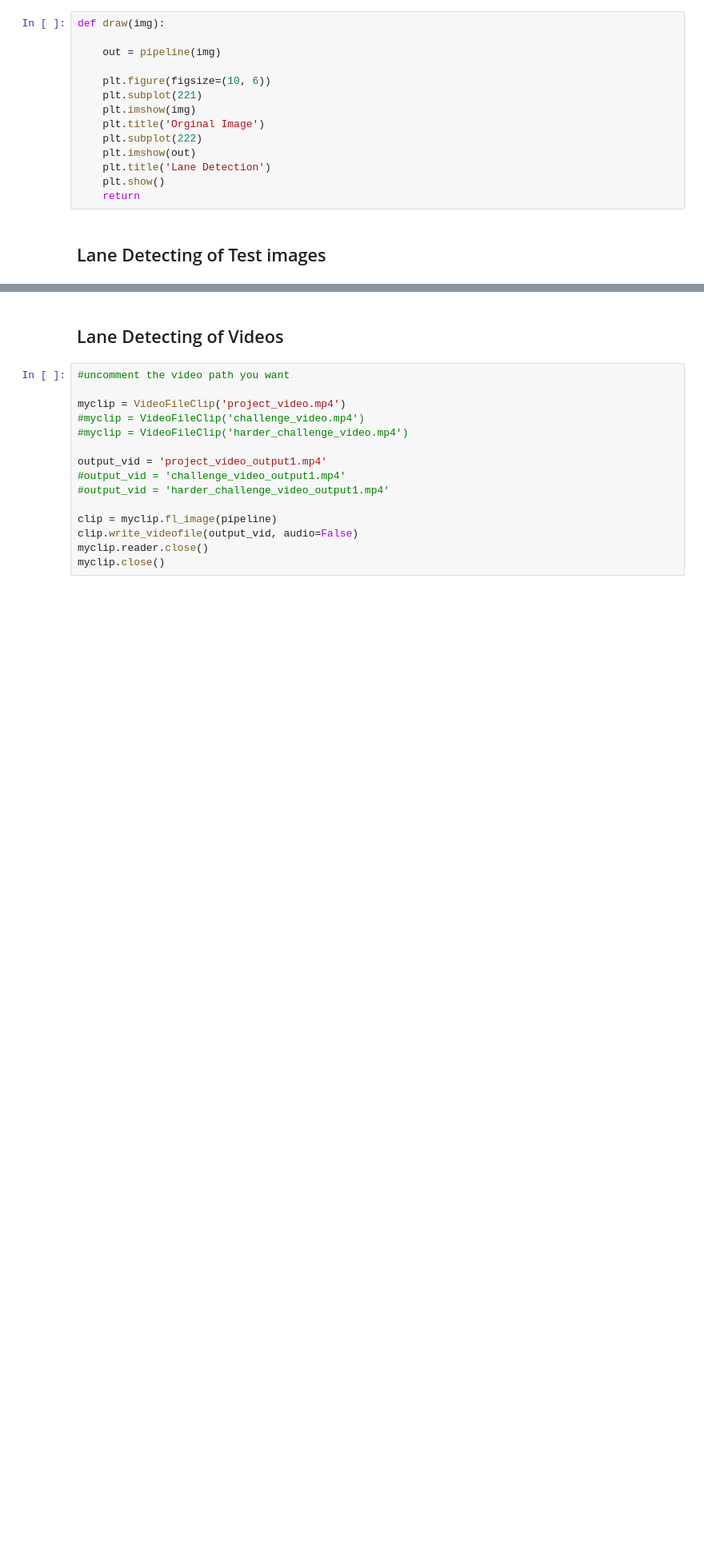
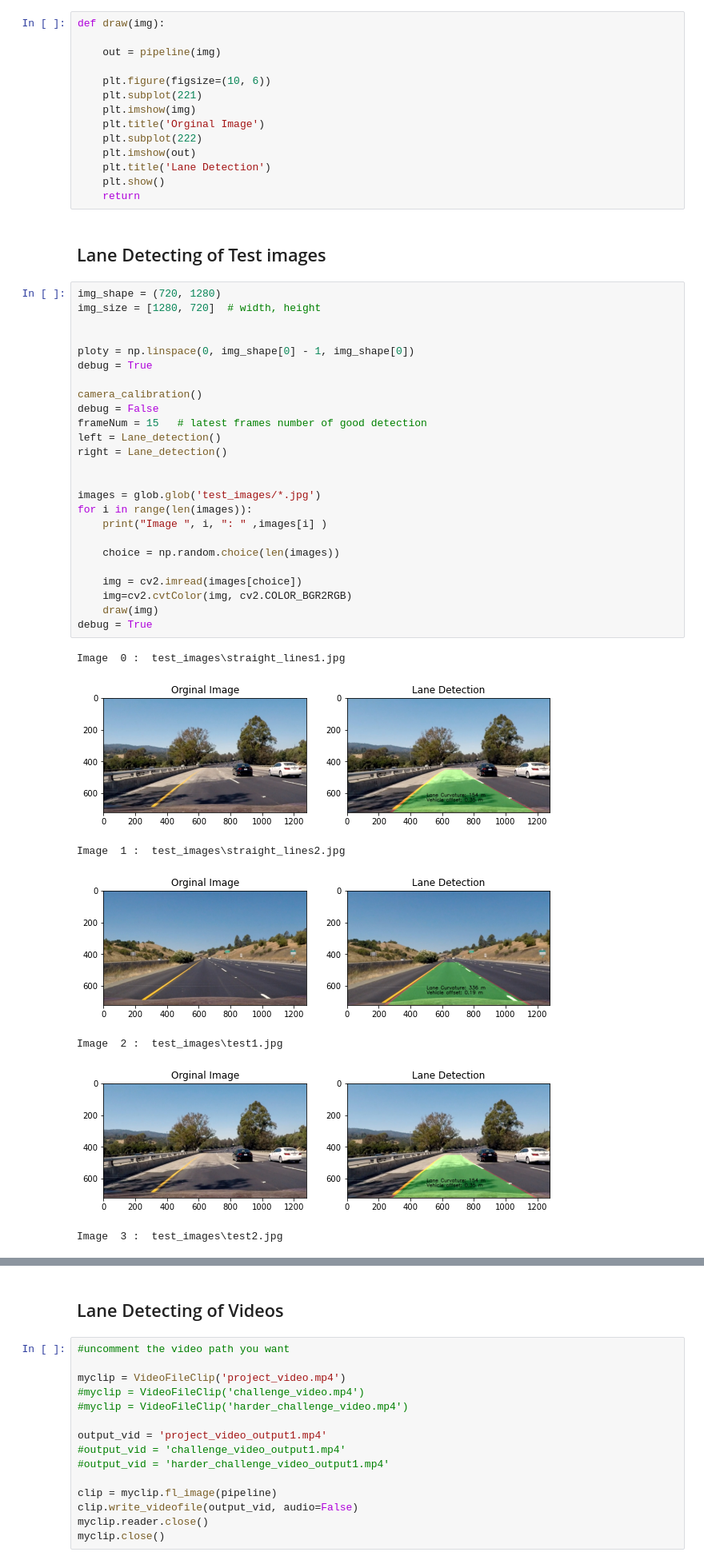
Before and after one commit to yasmin-afifi/Simple-Perception-Stack-for-Self-Driving-Cars, a Jupyter notebook: Lane Detection .ipynb, the cells around one changed output, grey strips where cells are left out. Shown at 80% size. Cells and saved outputs as stored; diff of their text form; blank space fills up the shorter version.

```diff
--- a/Lane Detection .ipynb
+++ b/Lane Detection .ipynb
@@ -425,3 +485,36 @@ def draw(img):
     return
 # %% [markdown]
 ## Lane Detecting of Test images
+# %%
+img_shape = (720, 1280)
+img_size = [1280, 720]  # width, height
+
+
+ploty = np.linspace(0, img_shape[0] - 1, img_shape[0])
+debug = True
+
+camera_calibration()
+debug = False
+frameNum = 15   # latest frames number of good detection
+left = Lane_detection()
+right = Lane_detection()
+
+
+images = glob.glob('test_images/*.jpg')
+for i in range(len(images)):
+    print("Image ", i, ": " ,images[i] )
+
+    choice = np.random.choice(len(images))
+
+    img = cv2.imread(images[choice])
+    img=cv2.cvtColor(img, cv2.COLOR_BGR2RGB)
+    draw(img)
+debug = True
+# %% [output]
+Image  0 :  test_images\straight_lines1.jpg
+[figure, added]
+Image  1 :  test_images\straight_lines2.jpg
+[figure, added]
+Image  2 :  test_images\test1.jpg
+[figure, added]
+Image  3 :  test_images\test2.jpg
```
Also changed, not shown: parts of 22 cells of this notebook.
